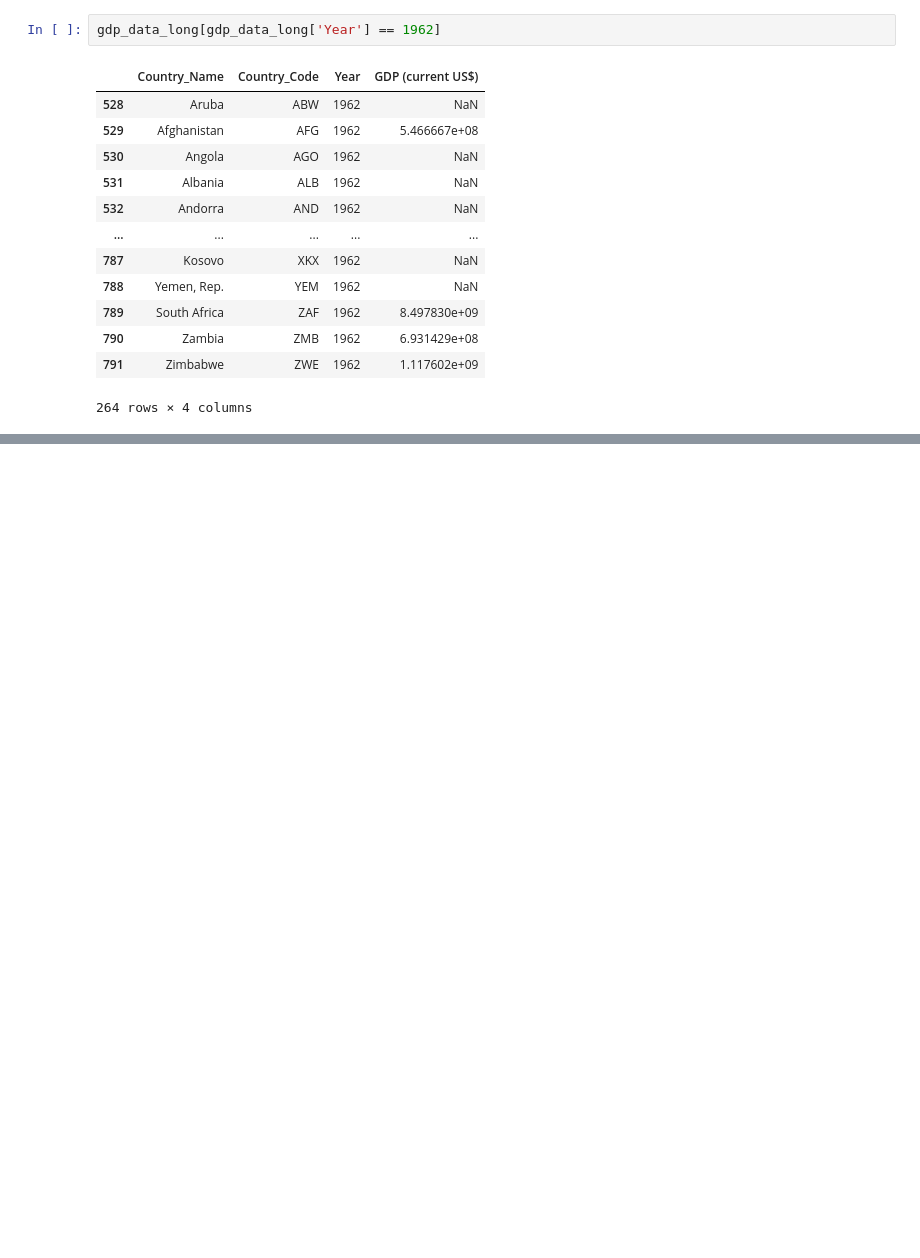
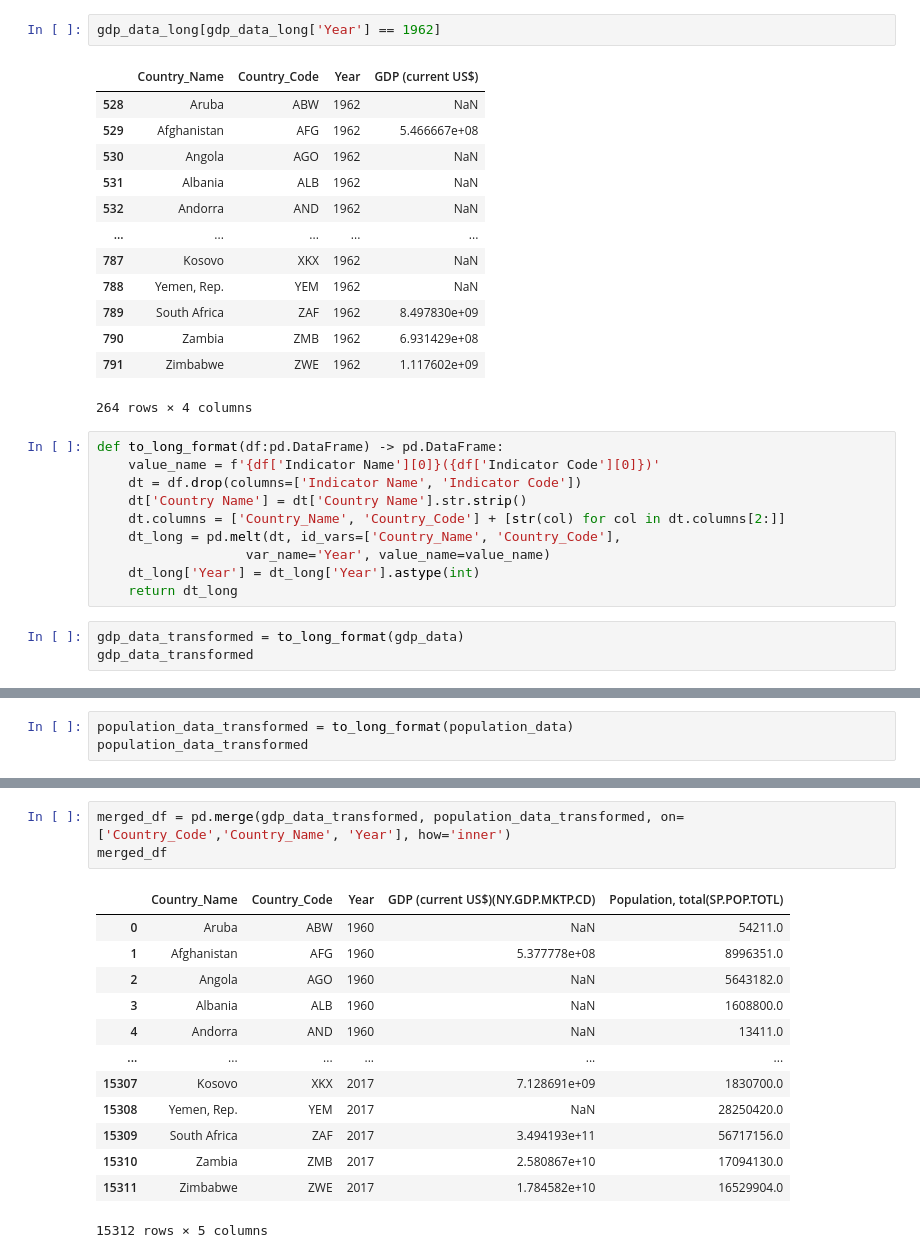
Before and after one commit to ramadhantaAkmal/etl-pipeline-capstone-project, a Jupyter notebook: Data Discovery.ipynb, the cells around one changed output, grey strips where cells are left out. Drawn from its saved outputs; the diff is of its cells as text; blank space fills up the shorter version.

Commit message:
feat: create to_long_format function
created to_long_format function for converting wide format to long format

```diff
--- a/Data Discovery.ipynb
+++ b/Data Discovery.ipynb
@@ -230,3 +242,16 @@ gdp_data_long[gdp_data_long['Year'] == 1962]
 | 790 | Zambia | ZMB | 1962 | 6.931429e+08 |
 | 791 | Zimbabwe | ZWE | 1962 | 1.117602e+09 |
 264 rows × 4 columns
+# %%
+def to_long_format(df:pd.DataFrame) -> pd.DataFrame:
+    value_name = f'{df['Indicator Name'][0]}({df['Indicator Code'][0]})'
+    dt = df.drop(columns=['Indicator Name', 'Indicator Code'])
+    dt['Country Name'] = dt['Country Name'].str.strip()
+    dt.columns = ['Country_Name', 'Country_Code'] + [str(col) for col in dt.columns[2:]]
+    dt_long = pd.melt(dt, id_vars=['Country_Name', 'Country_Code'],
+                   var_name='Year', value_name=value_name)
+    dt_long['Year'] = dt_long['Year'].astype(int)
+    return dt_long
+# %%
+gdp_data_transformed = to_long_format(gdp_data)
+gdp_data_transformed
@@ -232,0 +272,3 @@ gdp_data_long[gdp_data_long['Year'] == 1962]
+# %%
+population_data_transformed = to_long_format(population_data)
+population_data_transformed
@@ -232,0 +289,17 @@ gdp_data_long[gdp_data_long['Year'] == 1962]
+# %%
+merged_df = pd.merge(gdp_data_transformed, population_data_transformed, on=['Country_Code','Country_Name', 'Year'], how='inner')
+merged_df
+# %% [output]
+|  | Country_Name | Country_Code | Year | GDP (current US$)(NY.GDP.MKTP.CD) | Population, total(SP.POP.TOTL) |
+| 0 | Aruba | ABW | 1960 | NaN | 54211.0 |
+| 1 | Afghanistan | AFG | 1960 | 5.377778e+08 | 8996351.0 |
+| 2 | Angola | AGO | 1960 | NaN | 5643182.0 |
+| 3 | Albania | ALB | 1960 | NaN | 1608800.0 |
+| 4 | Andorra | AND | 1960 | NaN | 13411.0 |
+| ... | ... | ... | ... | ... | ... |
+| 15307 | Kosovo | XKX | 2017 | 7.128691e+09 | 1830700.0 |
+| 15308 | Yemen, Rep. | YEM | 2017 | NaN | 28250420.0 |
+| 15309 | South Africa | ZAF | 2017 | 3.494193e+11 | 56717156.0 |
+| 15310 | Zambia | ZMB | 2017 | 2.580867e+10 | 17094130.0 |
+| 15311 | Zimbabwe | ZWE | 2017 | 1.784582e+10 | 16529904.0 |
+15312 rows × 5 columns
```
Also changed, not shown: parts of 5 cells of this notebook.
